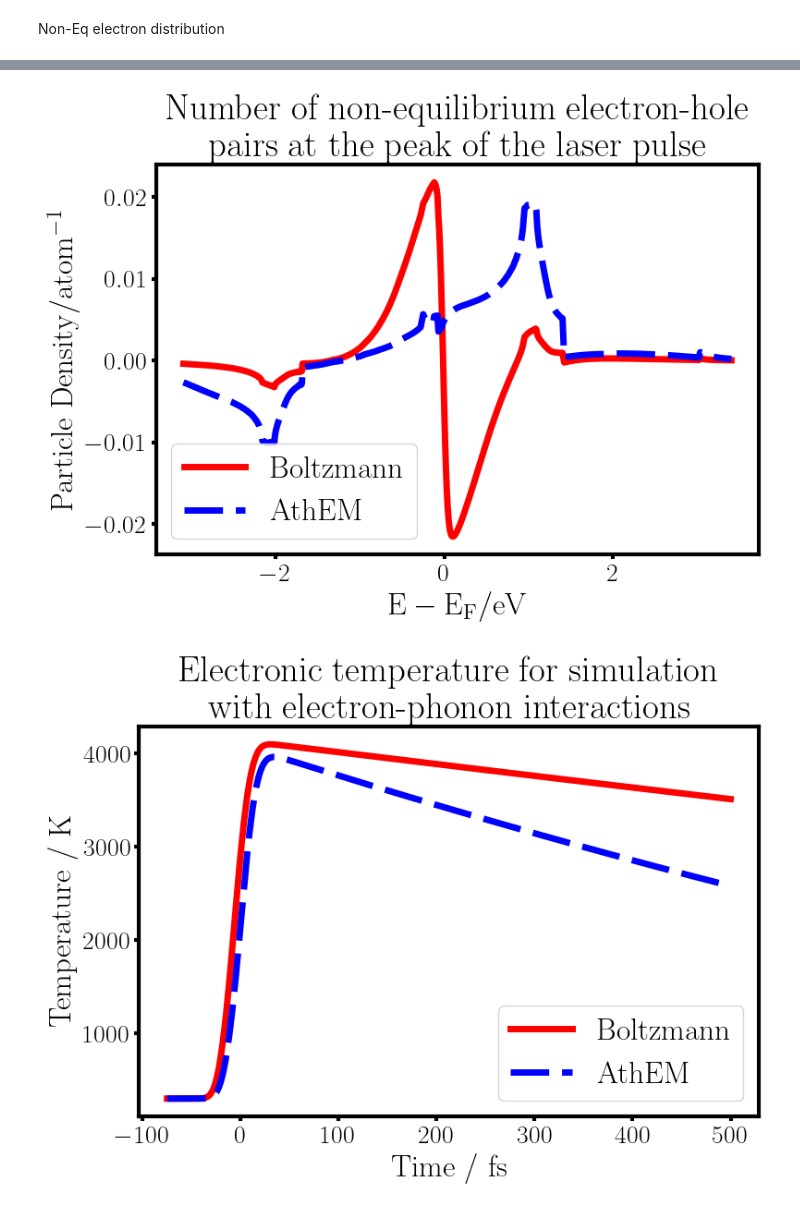
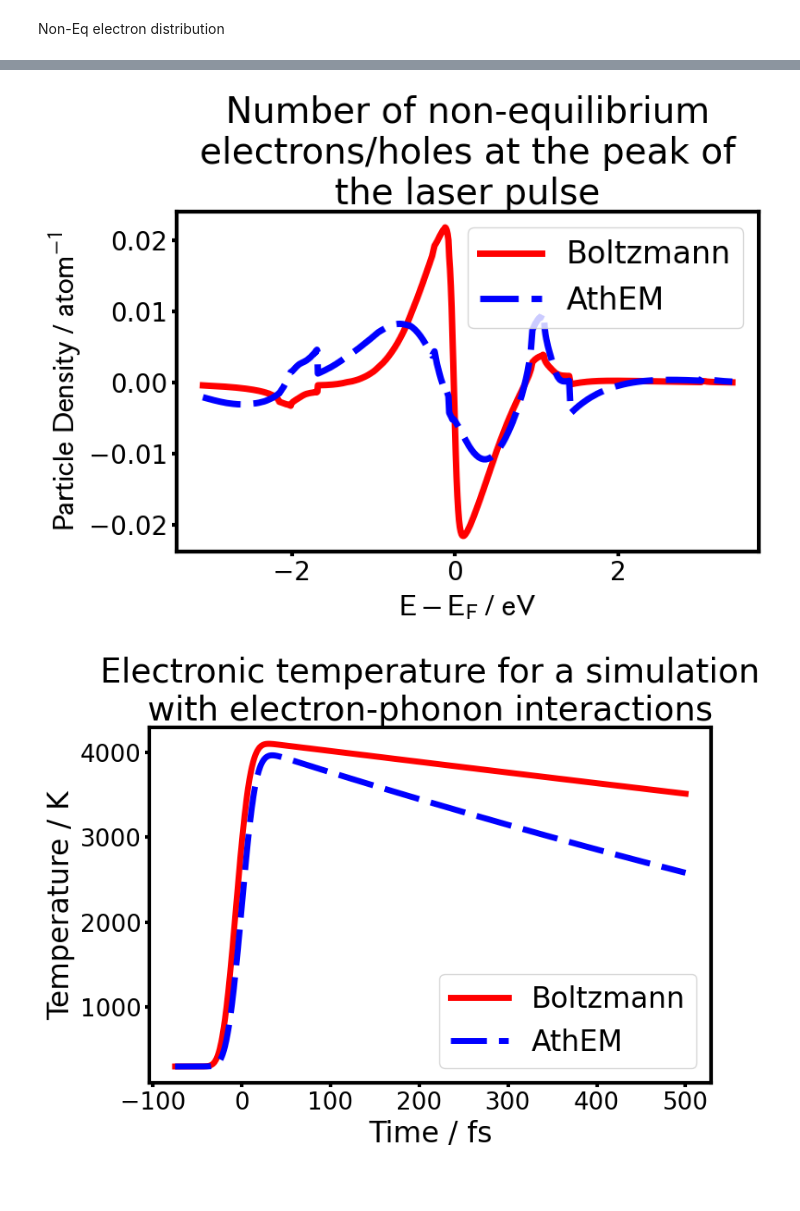
Before and after one commit to maurergroup/LightMatter.jl, a Jupyter notebook: Posters/Zadar/Nexus.ipynb, the cells around one changed output, grey strips where cells are left out. Drawn from its saved outputs; the diff is of its cells as text; code cells hidden in the pictures.

```diff
--- a/Posters/Zadar/Nexus.ipynb
+++ b/Posters/Zadar/Nexus.ipynb
@@ -4,10 +4,9 @@ import matplotlib as mpl
 import numpy as np
 from nexusformat.nexus import *
 from textwrap import wrap
-mpl.rcParams['text.usetex'] = True
-mpl.rcParams["mathtext.default"] = 'regular'
-plt.rcParams["font.family"] = "serif"
-plt.rcParams["mathtext.fontset"] = "dejavuserif"
+
+params = {'text.usetex': False, 'mathtext.fontset': 'stixsans'}
+plt.rcParams.update(params)
 mpl.rcParams['axes.linewidth'] = 3.0
 # %%
 AthEM=nxload('C:/Users/u5522838/Documents/Collaboration Docs/AthEM Nexus Files/fig6+7+8/fig6+7+8/athem_au.nxs')
@@ -89,8 +88,8 @@ plt.show()
 AthEM_DOS = AthEM.materials.material_0.electrons.band_0.total.DOS.dos.nxvalue
 BTE_DOS = BTE.materials.material_0.electrons.band_0.total.DOS.dos.nxvalue
 
-AthEM_cp = AthEM.dynamics.material_0.position_0_0_0.electrons.band_0.total.abs_chemical_potential.abs_chemical_potential.nxvalue[AthEM_timeindex]
-AthEM_T = AthEM.dynamics.material_0.position_0_0_0.electrons.band_0.total.temperature.temperature.nxvalue[AthEM_timeindex]
+AthEM_cp = AthEM.postprocessing.abs_chemical_potential.abs_chemical_potential.nxvalue[AthEM_timeindex]
+AthEM_T = AthEM.postprocessing.temperature.temperature.nxvalue[AthEM_timeindex]
 AthEM_ehpdis=AthEM_data[AthEM_timeindex,:] - FermiDirac(AthEM_energy,AthEM_cp,AthEM_T)
 
 AthEM_ehp = AthEM_DOS*AthEM_ehpdis
@@ -98,19 +97,19 @@ BTE_ehp = BTE_DOS*BTE_neqdis
 # %%
 fig,ax=plt.subplots()
 fig.set_figwidth(8)
 fig.set_figheight(6)
 ax.plot(BTE_energy[200:-100],BTE_ehp[200:-100],label='Boltzmann',linewidth=5,color='red')
 ax.plot(AthEM_energy[200:-100],AthEM_ehp[200:-100],label='AthEM',linewidth=5,color='blue',dashes=[6,2])
-ax.set_xlabel(r'$\mathrm{E-E_F / eV}$',fontsize=24)
-ax.set_ylabel(r'$\mathrm{Particle \ Density / atom^{-1}}$',fontsize=24)
-ax.set_title("\n".join(wrap('Number of non-equilibrium electron-hole pairs at the peak of the laser pulse',40)),fontsize=28,fontweight='bold')
+ax.set_xlabel(r'$\mathrm{E-E_F \ / \ eV}$',fontsize=24)
+ax.set_ylabel(r'$\mathrm{Particle \ Density \ / \ atom^{-1}}$',fontsize=24)
+ax.set_title("\n".join(wrap('Number of non-equilibrium electrons/holes at the peak of the laser pulse',30)),fontsize=28)
 ax.tick_params(axis='both',which='major',labelsize=20,width=3)
 ax.legend(prop={'size': 24})
 plt.tight_layout()
 plt.savefig('ehp_dis.pdf',dpi=2000)
 plt.show()
 # %% [output]
-[figure, old version]
+[figure, new version]
 # %%
 AthEM_eph=nxload('C:/Users/u5522838/Documents/Collaboration Docs/AthEM Nexus Files/fig11/fig11/athem.nxs')
 BTE_eph = nxload('C:/Users/u5522838/Documents/Collaboration Docs/AthEM Nexus Files/fig11/fig11/Boltzmann_new.nxs')
@@ -128,12 +127,12 @@ ax.plot(BTE_eph_time,BTE_eph_temp,label='Boltzmann',linewidth=5,color='red')
 ax.plot(AthEM_eph_time,AthEM_eph_temp,label='AthEM',linewidth=5,color='blue',dashes=[6,2])
 ax.set_xlabel('Time / fs',fontsize=24)
 ax.set_ylabel('Temperature / K',fontsize=24)
-ax.set_title("\n".join(wrap('Electronic temperature for simulation with electron-phonon interactions',40)),fontsize=28,fontweight='bold')
+ax.set_title("\n".join(wrap('Electronic temperature for a simulation with electron-phonon interactions',40)),fontsize=28)
 ax.tick_params(axis='both',which='major',labelsize=20,width=3)
 ax.legend(prop={'size': 24})
 plt.tight_layout()
 plt.savefig('temps.pdf',dpi=2000)
 plt.show()
 # %% [output]
-[figure, old version]
+[figure, new version]
 # %%
```
Also changed, not shown: parts of 11 cells of this notebook, 14 other files.
